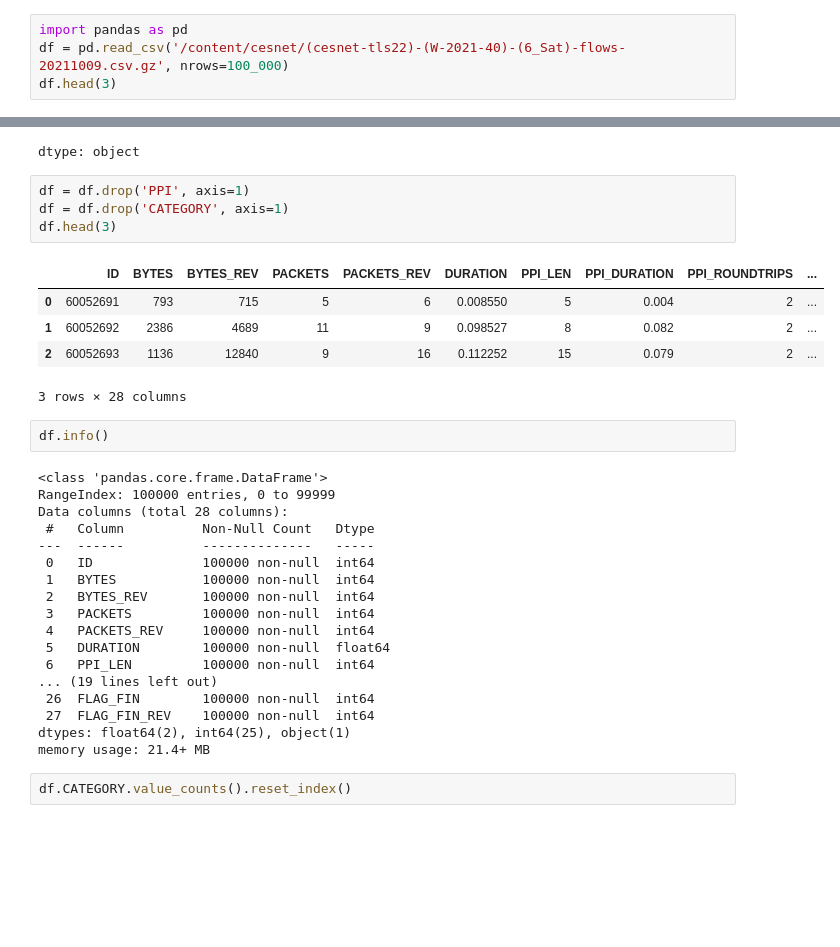
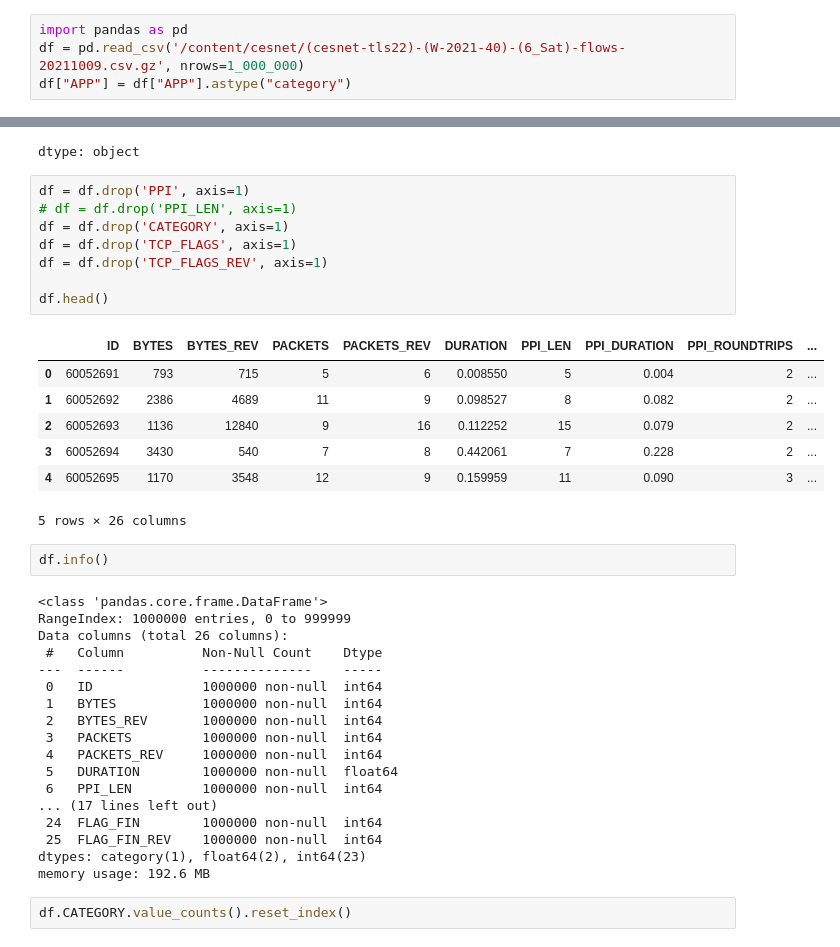
Before and after one commit to MinyaevAndrey/cesnet-tcexamples, a Jupyter notebook: notebooks/example_evaluation.ipynb, the cells around one changed output, grey strips where cells are left out. Saved outputs shown, nothing was run; the diff lists cells and outputs as text; blank space fills up the shorter version.

```diff
--- a/notebooks/example_evaluation.ipynb
+++ b/notebooks/example_evaluation.ipynb
@@ -1115,5 +1115,5 @@ From (redirected): https://drive.google.com/uc?id=1IG-omP_l7bRfl62nr8EIQ5LP7doi8
 To: /content/cesnet.zip
 # %%
 import pandas as pd
-df = pd.read_csv('/content/cesnet/(cesnet-tls22)-(W-2021-40)-(6_Sat)-flows-20211009.csv.gz', nrows=100_000)
-df.head(3)
+df = pd.read_csv('/content/cesnet/(cesnet-tls22)-(W-2021-40)-(6_Sat)-flows-20211009.csv.gz', nrows=1_000_000)
+df["APP"] = df["APP"].astype("category")
@@ -1165,34 +1159,40 @@ df.CATEGORY[:5]
 dtype: object
 # %%
 df = df.drop('PPI', axis=1)
+# df = df.drop('PPI_LEN', axis=1)
 df = df.drop('CATEGORY', axis=1)
-df.head(3)
+df = df.drop('TCP_FLAGS', axis=1)
+df = df.drop('TCP_FLAGS_REV', axis=1)
+
+df.head()
 # %% [output]
 |  | ID | BYTES | BYTES_REV | PACKETS | PACKETS_REV | DURATION | PPI_LEN | PPI_DURATION | PPI_ROUNDTRIPS | ... |
 | 0 | 60052691 | 793 | 715 | 5 | 6 | 0.008550 | 5 | 0.004 | 2 | ... |
 | 1 | 60052692 | 2386 | 4689 | 11 | 9 | 0.098527 | 8 | 0.082 | 2 | ... |
 | 2 | 60052693 | 1136 | 12840 | 9 | 16 | 0.112252 | 15 | 0.079 | 2 | ... |
+| 3 | 60052694 | 3430 | 540 | 7 | 8 | 0.442061 | 7 | 0.228 | 2 | ... |
+| 4 | 60052695 | 1170 | 3548 | 12 | 9 | 0.159959 | 11 | 0.090 | 3 | ... |
-3 rows × 28 columns
+5 rows × 26 columns
 # %%
 df.info()
 # %% [output]
 <class 'pandas.core.frame.DataFrame'>
-RangeIndex: 100000 entries, 0 to 99999
-Data columns (total 28 columns):
- #   Column          Non-Null Count   Dtype
----  ------          --------------   -----
- 0   ID              100000 non-null  int64
- 1   BYTES           100000 non-null  int64
- 2   BYTES_REV       100000 non-null  int64
- 3   PACKETS         100000 non-null  int64
- 4   PACKETS_REV     100000 non-null  int64
- 5   DURATION        100000 non-null  float64
- 6   PPI_LEN         100000 non-null  int64
-... (19 lines left out)
- 26  FLAG_FIN        100000 non-null  int64
- 27  FLAG_FIN_REV    100000 non-null  int64
-dtypes: float64(2), int64(25), object(1)
-memory usage: 21.4+ MB
+RangeIndex: 1000000 entries, 0 to 999999
+Data columns (total 26 columns):
+ #   Column          Non-Null Count    Dtype
+---  ------          --------------    -----
+ 0   ID              1000000 non-null  int64
+ 1   BYTES           1000000 non-null  int64
+ 2   BYTES_REV       1000000 non-null  int64
+ 3   PACKETS         1000000 non-null  int64
+ 4   PACKETS_REV     1000000 non-null  int64
+ 5   DURATION        1000000 non-null  float64
+ 6   PPI_LEN         1000000 non-null  int64
+... (17 lines left out)
+ 24  FLAG_FIN        1000000 non-null  int64
+ 25  FLAG_FIN_REV    1000000 non-null  int64
+dtypes: category(1), float64(2), int64(23)
+memory usage: 192.6 MB
 # %%
 df.CATEGORY.value_counts().reset_index()
 # %% [output]
```
Also changed, not shown: parts of 6 cells of this notebook.
